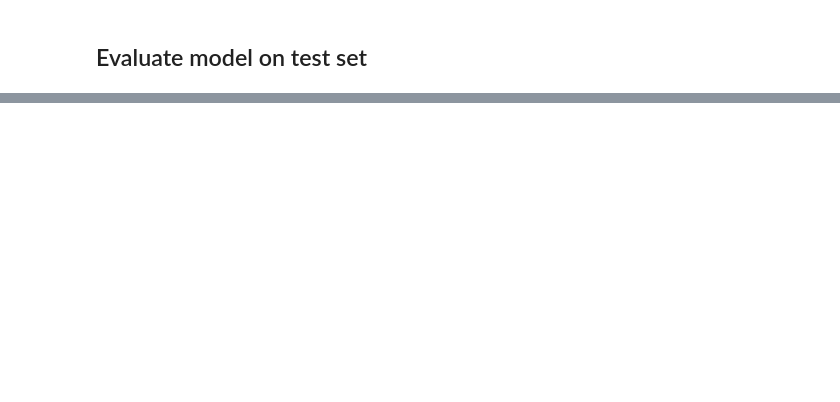
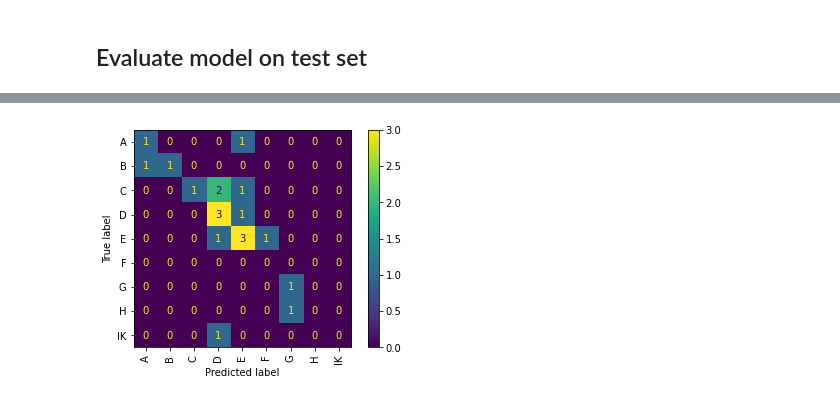
Before and after one commit to TegestBogale/ARN_Labo5, a Jupyter notebook: PW5_notebooks/notebooks/asl.ipynb, the cells around one changed output, grey strips where cells are left out. Saved outputs shown, nothing was run; the diff lists cells and outputs as text; code cells hidden in the pictures; blank space fills up the shorter version.

```diff
--- a/PW5_notebooks/notebooks/asl.ipynb
+++ b/PW5_notebooks/notebooks/asl.ipynb
@@ -306,12 +331,14 @@ test_images = open_images(test_paths)
 pred = model.predict(test_images)
 pred = np.argmax(pred, axis=-1)
 
-test_confusion_matrix = me.confusion_matrix(test_labels, pred, labels=np.arange(len(QUERIES)))
+test_confusion_matrix = me.confusion_matrix(test_labels, pred, labels=np.arange(len(LETTERS)))
 # %%
 confusion_matrix_display = me.ConfusionMatrixDisplay(
     confusion_matrix=test_confusion_matrix,
-    display_labels=QUERIES,
+    display_labels=LETTERS,
 )
 
 confusion_matrix_display.plot(xticks_rotation='vertical')
 plt.show()
+# %% [output]
+[figure, added]
```
Also changed, not shown: parts of 9 cells of this notebook.
